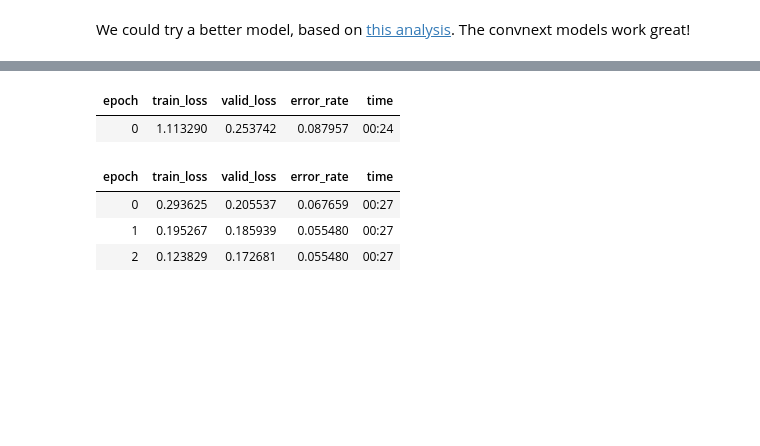
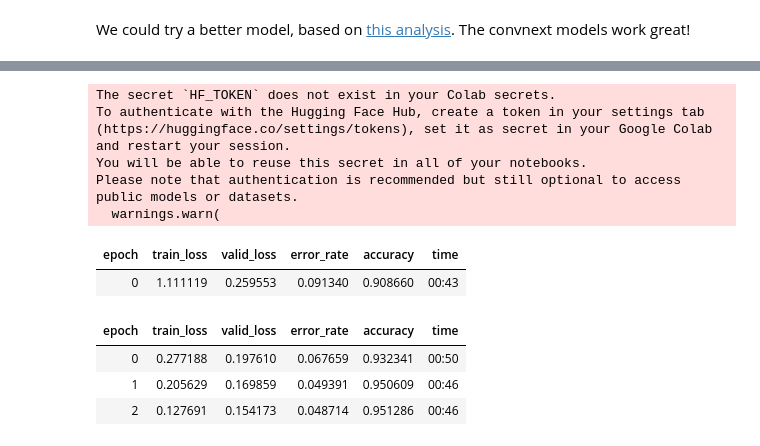
Before and after one commit to kinuthiaG/deep-learning-coursera, a Jupyter notebook: Gradio_Pets_22_2_2025.ipynb, the cells around one changed output, grey strips where cells are left out. Drawn from its saved outputs; the diff is of its cells as text; code cells hidden in the pictures; blank space fills up the shorter version.

```diff
--- a/Gradio_Pets_22_2_2025.ipynb
+++ b/Gradio_Pets_22_2_2025.ipynb
@@ -57,12 +61,17 @@ timm.list_models('convnext*')
 # %%
-learn = vision_learner(dls, 'convnext_tiny_in22k', metrics=error_rate).to_fp16()
-learn.fine_tune(3)
+learn2 = vision_learner(dls, 'convnext_tiny_in22k', metrics=[error_rate, accuracy]).to_fp16()
+learn2.fine_tune(3)
 # %% [output]
+The secret `HF_TOKEN` does not exist in your Colab secrets.
+To authenticate with the Hugging Face Hub, create a token in your settings tab (https://huggingface.co/settings/tokens), set it as secret in your Google Colab and restart your session.
+You will be able to reuse this secret in all of your notebooks.
+Please note that authentication is recommended but still optional to access public models or datasets.
+  warnings.warn(
-| epoch | train_loss | valid_loss | error_rate | time |
-| 0 | 1.113290 | 0.253742 | 0.087957 | 00:24 |
+| epoch | train_loss | valid_loss | error_rate | accuracy | time |
+| 0 | 1.111119 | 0.259553 | 0.091340 | 0.908660 | 00:43 |
-| epoch | train_loss | valid_loss | error_rate | time |
-| 0 | 0.293625 | 0.205537 | 0.067659 | 00:27 |
-| 1 | 0.195267 | 0.185939 | 0.055480 | 00:27 |
-| 2 | 0.123829 | 0.172681 | 0.055480 | 00:27 |
+| epoch | train_loss | valid_loss | error_rate | accuracy | time |
+| 0 | 0.277188 | 0.197610 | 0.067659 | 0.932341 | 00:50 |
+| 1 | 0.205629 | 0.169859 | 0.049391 | 0.950609 | 00:46 |
+| 2 | 0.127691 | 0.154173 | 0.048714 | 0.951286 | 00:46 |
 # %%
 learn.export('model.pkl')
```
Also changed, not shown: parts of 4 cells of this notebook.
